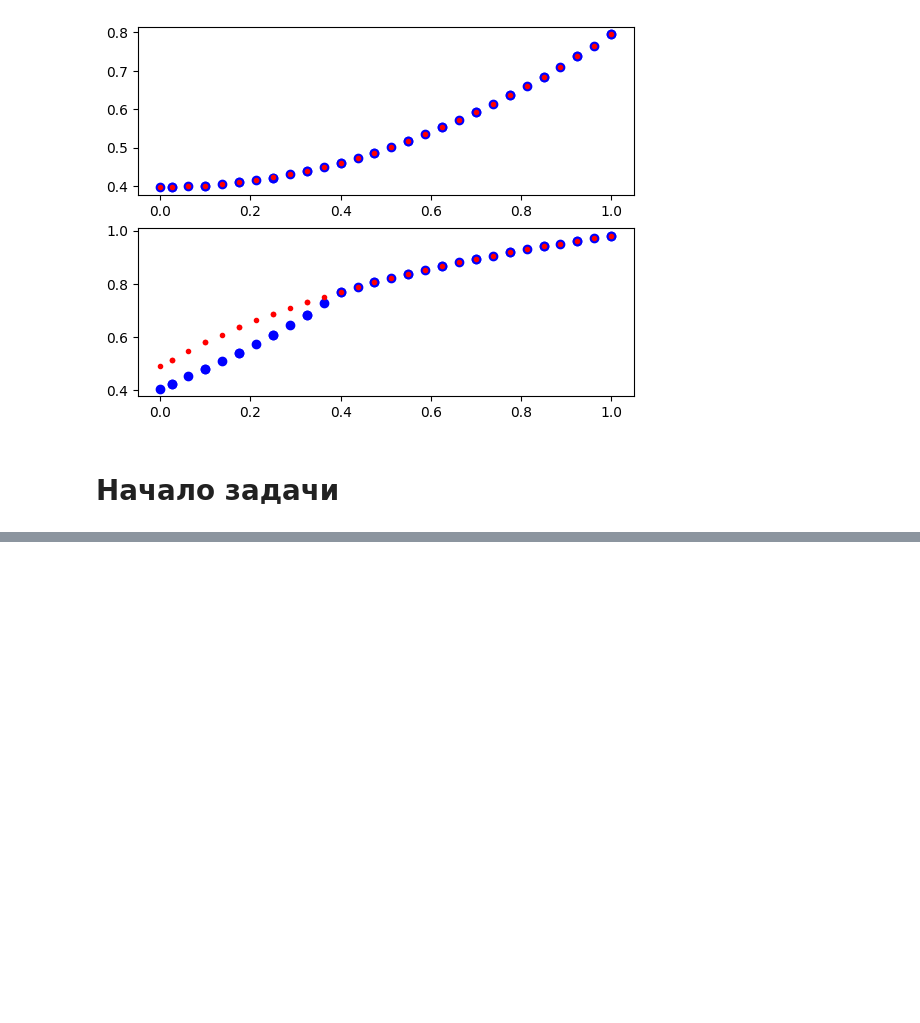
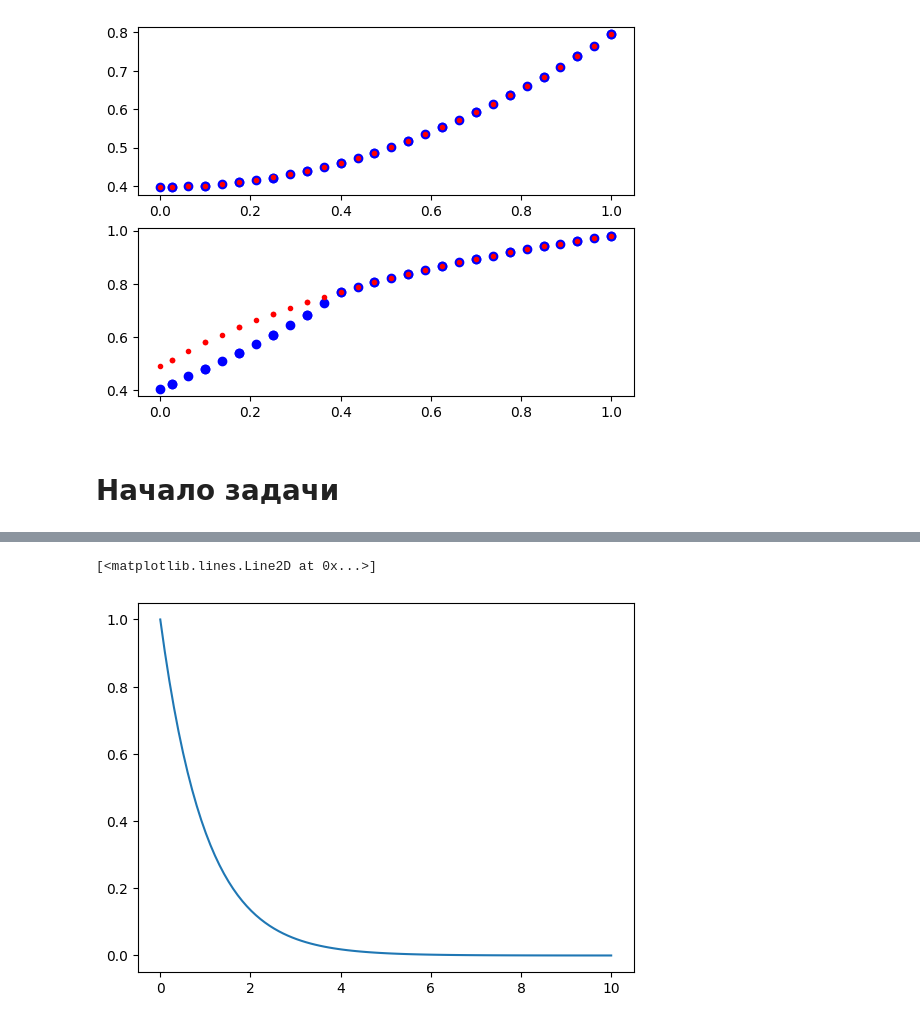
Before and after one commit to Dann38/model_rectification_column, a Jupyter notebook: Untitled.ipynb, the cells around one changed output, grey strips where cells are left out. Saved outputs shown, nothing was run; the diff lists cells and outputs as text; code cells hidden in the pictures; blank space fills up the shorter version.

```diff
--- a/Untitled.ipynb
+++ b/Untitled.ipynb
@@ -627,0 +653,6 @@ dy:1.2448485835037104e-05
+# %%
+t = np.linspace(0, 10, 100)
+plt.plot(t, np.exp(-t))
+# %% [output]
+[<matplotlib.lines.Line2D at 0x...>]
+[figure, added]
```
Also changed, not shown: parts of 8 cells of this notebook, 2 other files.
